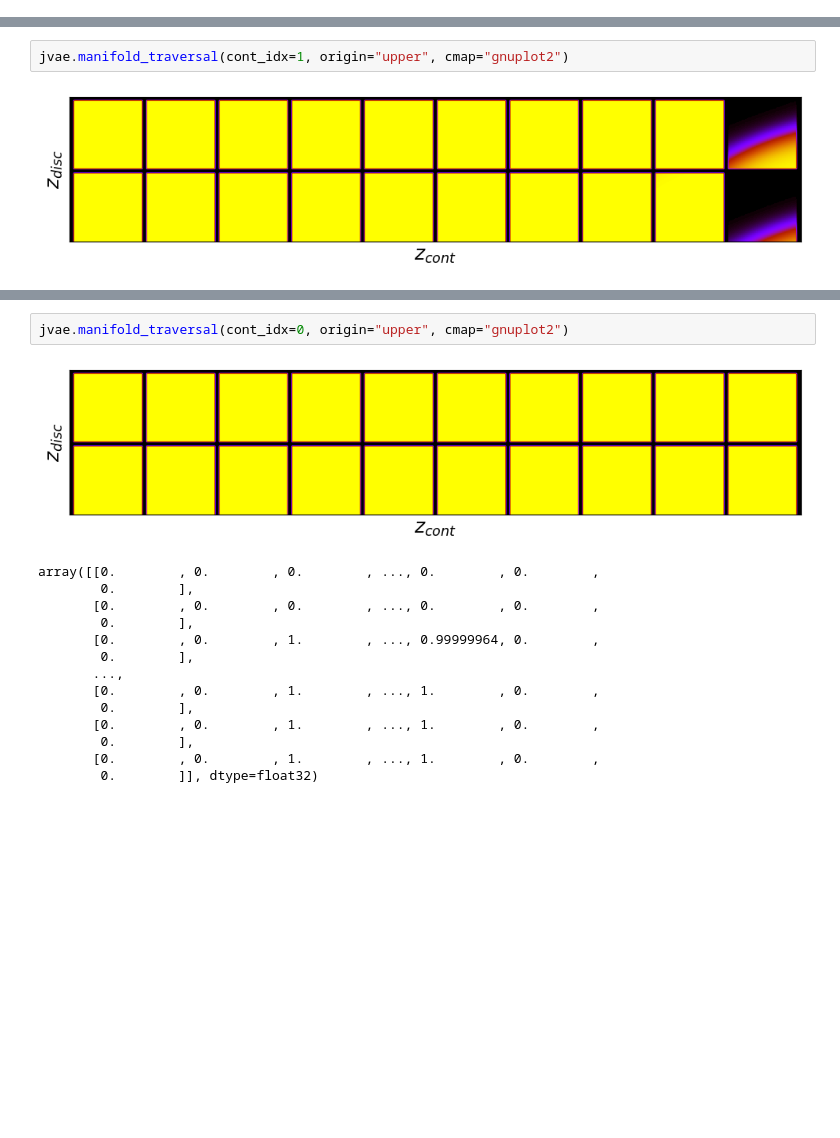
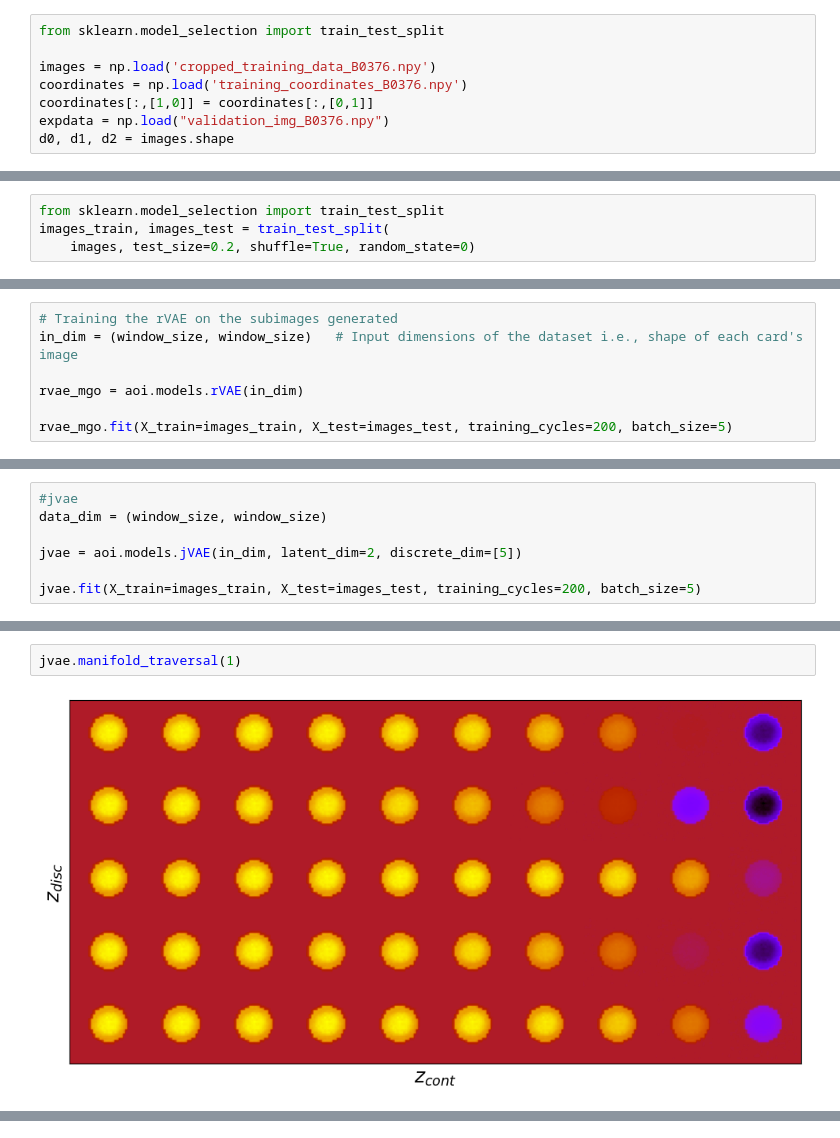
Before and after one commit to AudreySabri/unsupervised-ml-for-microscopy, a Jupyter notebook: jVAE_MgO.ipynb, the cells around one changed output, grey strips where cells are left out. Drawn from its saved outputs; the diff is of its cells as text; blank space fills up the shorter version.

```diff
--- a/jVAE_MgO.ipynb
+++ b/jVAE_MgO.ipynb
@@ -82,0 +117,8 @@ train_loader = pv.utils.init_dataloader(imstack, batch_size=3)
+# %%
+from sklearn.model_selection import train_test_split
+
+images = np.load('cropped_training_data_B0376.npy')
+coordinates = np.load('training_coordinates_B0376.npy')
+coordinates[:,[1,0]] = coordinates[:,[0,1]]
+expdata = np.load("validation_img_B0376.npy")
+d0, d1, d2 = images.shape
@@ -83,3 +170,7 @@ train_loader = pv.utils.init_dataloader(imstack, batch_size=3)
+# %%
+from sklearn.model_selection import train_test_split
+images_train, images_test = train_test_split(
+    images, test_size=0.2, shuffle=True, random_state=0)
 # %%
 # Visulaizing the training dataset
 np.random.seed(15)  # fix seed so that we get the same samples displayed at every run
@@ -127,0 +186,7 @@ Epoch: 200/200, Training loss: -5858465.0000
+# %%
+# Training the rVAE on the subimages generated
+in_dim = (window_size, window_size)   # Input dimensions of the dataset i.e., shape of each card's image
+
+rvae_mgo = aoi.models.rVAE(in_dim)
+
+rvae_mgo.fit(X_train=images_train, X_test=images_test, training_cycles=200, batch_size=5)
@@ -127,0 +243,7 @@ Epoch: 200/200, Training loss: -5858465.0000
+# %%
+#jvae
+data_dim = (window_size, window_size)
+
+jvae = aoi.models.jVAE(in_dim, latent_dim=2, discrete_dim=[5])
+
+jvae.fit(X_train=images_train, X_test=images_test, training_cycles=200, batch_size=5)
@@ -128,4 +285,4 @@ Epoch: 200/200, Training loss: -5858465.0000
 # %%
-jvae.manifold_traversal(cont_idx=1, origin="upper", cmap="gnuplot2")
+jvae.manifold_traversal(1)
 # %% [output]
-[figure, old version]
+[figure, new version]
@@ -145,18 +302 @@ array([[0.        , 0.        , 0.        , ..., 0.        , 0.        ,
-# %%
-jvae.manifold_traversal(cont_idx=0, origin="upper", cmap="gnuplot2")
-# %% [output]
-[figure, removed]
-array([[0.        , 0.        , 0.        , ..., 0.        , 0.        ,
-        0.        ],
-       [0.        , 0.        , 0.        , ..., 0.        , 0.        ,
-        0.        ],
-       [0.        , 0.        , 1.        , ..., 0.99999964, 0.        ,
-        0.        ],
-       ...,
-       [0.        , 0.        , 1.        , ..., 1.        , 0.        ,
-        0.        ],
-       [0.        , 0.        , 1.        , ..., 1.        , 0.        ,
-        0.        ],
-       [0.        , 0.        , 1.        , ..., 1.        , 0.        ,
-        0.        ]], dtype=float32)
 # %%
```
Also changed, not shown: parts of 23 cells of this notebook.
